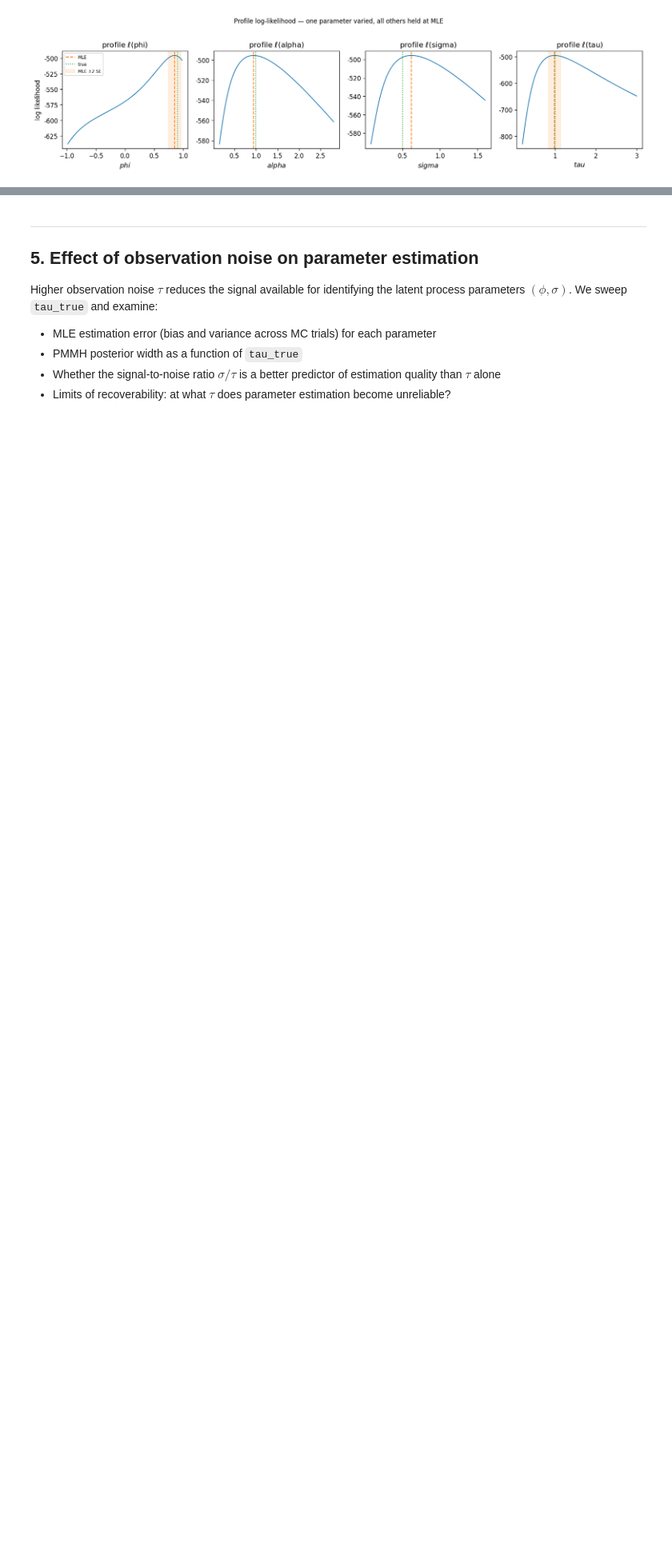
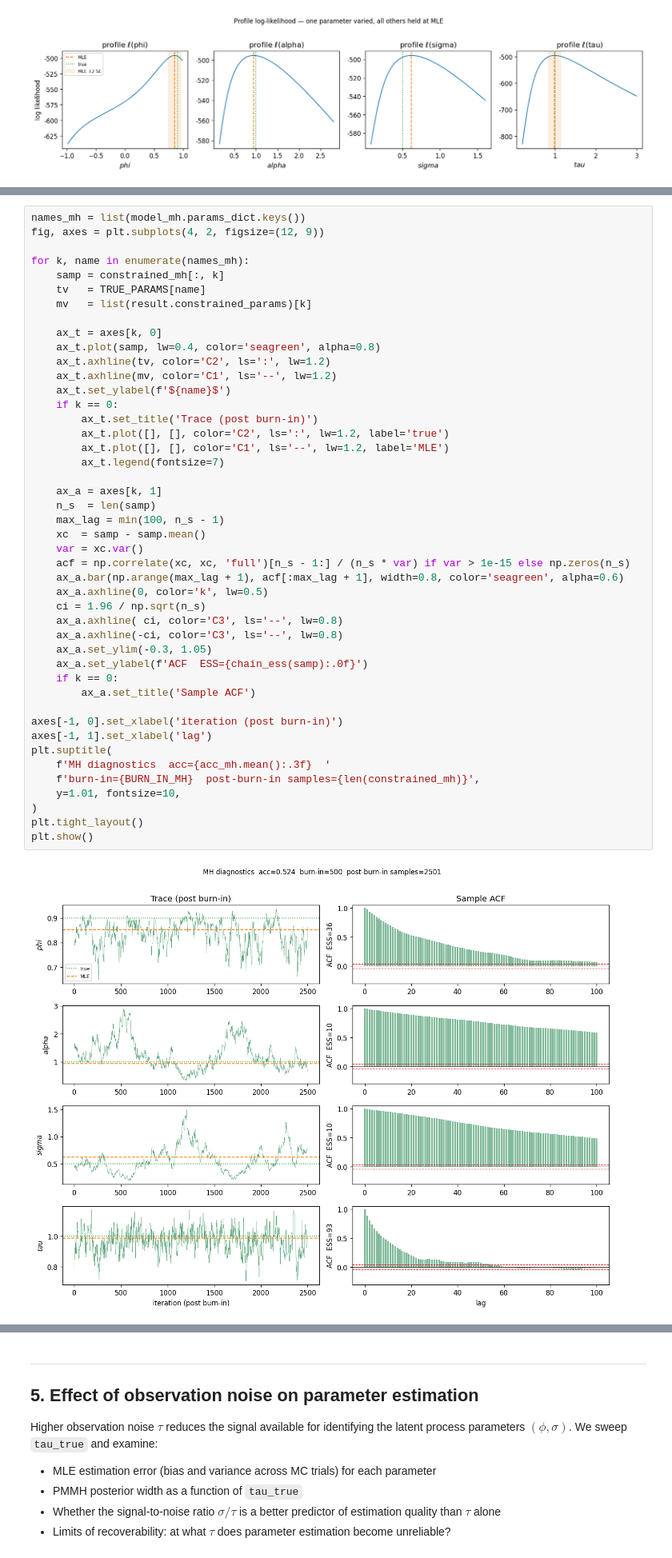
Before and after one commit to rickyli02/particle_filter_project_submission, a Jupyter notebook: notebooks/parameter_estimation.ipynb, the cells around one changed output, grey strips where cells are left out. Shown at 80% size. Drawn from its saved outputs; the diff is of its cells as text; blank space fills up the shorter version.

```diff
--- a/notebooks/parameter_estimation.ipynb
+++ b/notebooks/parameter_estimation.ipynb
@@ -241,0 +305,47 @@ tau         1.0000      0.9879      0.0738        0.16
+# %%
+names_mh = list(model_mh.params_dict.keys())
+fig, axes = plt.subplots(4, 2, figsize=(12, 9))
+
+for k, name in enumerate(names_mh):
+    samp = constrained_mh[:, k]
+    tv   = TRUE_PARAMS[name]
+    mv   = list(result.constrained_params)[k]
+
+    ax_t = axes[k, 0]
+    ax_t.plot(samp, lw=0.4, color='seagreen', alpha=0.8)
+    ax_t.axhline(tv, color='C2', ls=':', lw=1.2)
+    ax_t.axhline(mv, color='C1', ls='--', lw=1.2)
+    ax_t.set_ylabel(f'${name}$')
+    if k == 0:
+        ax_t.set_title('Trace (post burn-in)')
+        ax_t.plot([], [], color='C2', ls=':', lw=1.2, label='true')
+        ax_t.plot([], [], color='C1', ls='--', lw=1.2, label='MLE')
+        ax_t.legend(fontsize=7)
+
+    ax_a = axes[k, 1]
+    n_s  = len(samp)
+    max_lag = min(100, n_s - 1)
+    xc  = samp - samp.mean()
+    var = xc.var()
+    acf = np.correlate(xc, xc, 'full')[n_s - 1:] / (n_s * var) if var > 1e-15 else np.zeros(n_s)
+    ax_a.bar(np.arange(max_lag + 1), acf[:max_lag + 1], width=0.8, color='seagreen', alpha=0.6)
+    ax_a.axhline(0, color='k', lw=0.5)
+    ci = 1.96 / np.sqrt(n_s)
+    ax_a.axhline( ci, color='C3', ls='--', lw=0.8)
+    ax_a.axhline(-ci, color='C3', ls='--', lw=0.8)
+    ax_a.set_ylim(-0.3, 1.05)
+    ax_a.set_ylabel(f'ACF  ESS={chain_ess(samp):.0f}')
+    if k == 0:
+        ax_a.set_title('Sample ACF')
+
+axes[-1, 0].set_xlabel('iteration (post burn-in)')
+axes[-1, 1].set_xlabel('lag')
+plt.suptitle(
+    f'MH diagnostics  acc={acc_mh.mean():.3f}  '
+    f'burn-in={BURN_IN_MH}  post-burn-in samples={len(constrained_mh)}',
+    y=1.01, fontsize=10,
+)
+plt.tight_layout()
+plt.show()
+# %% [output]
+[figure, added]
```
Also changed, not shown: parts of 28 cells of this notebook, 3 other files.
